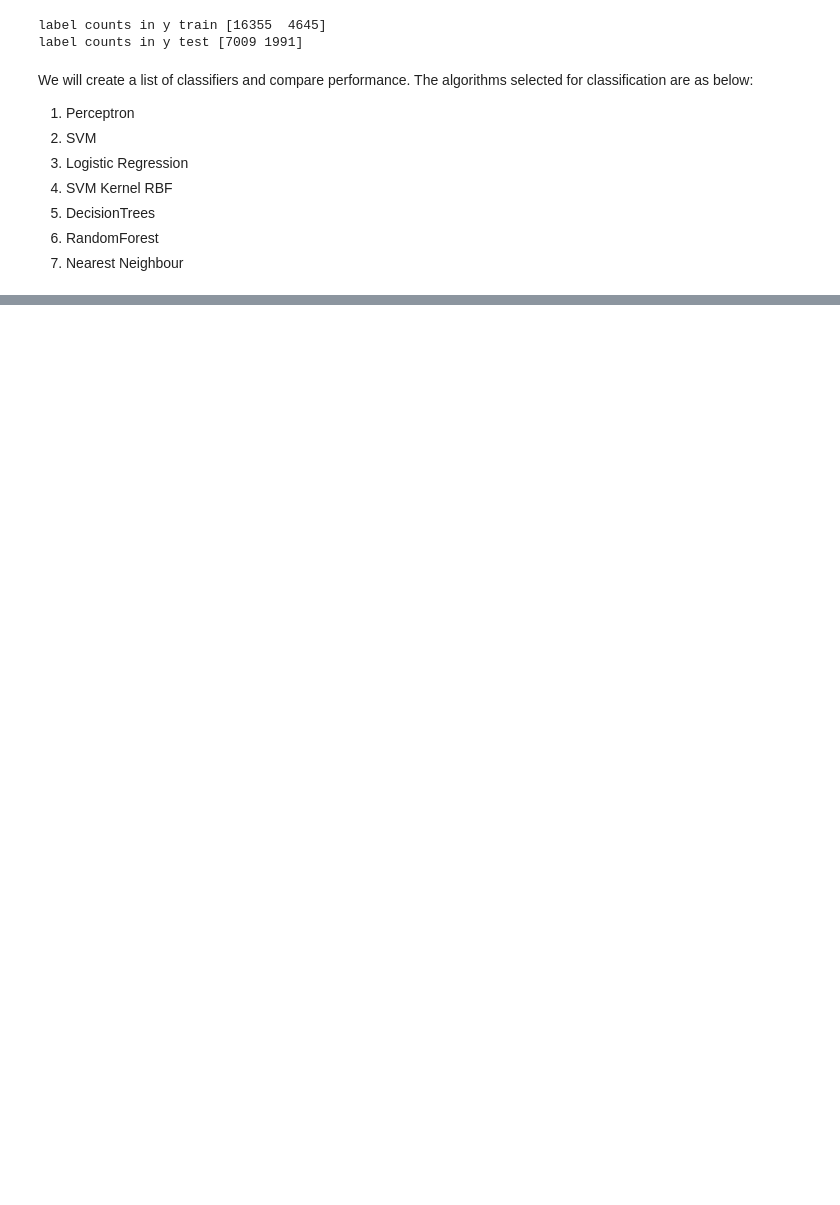
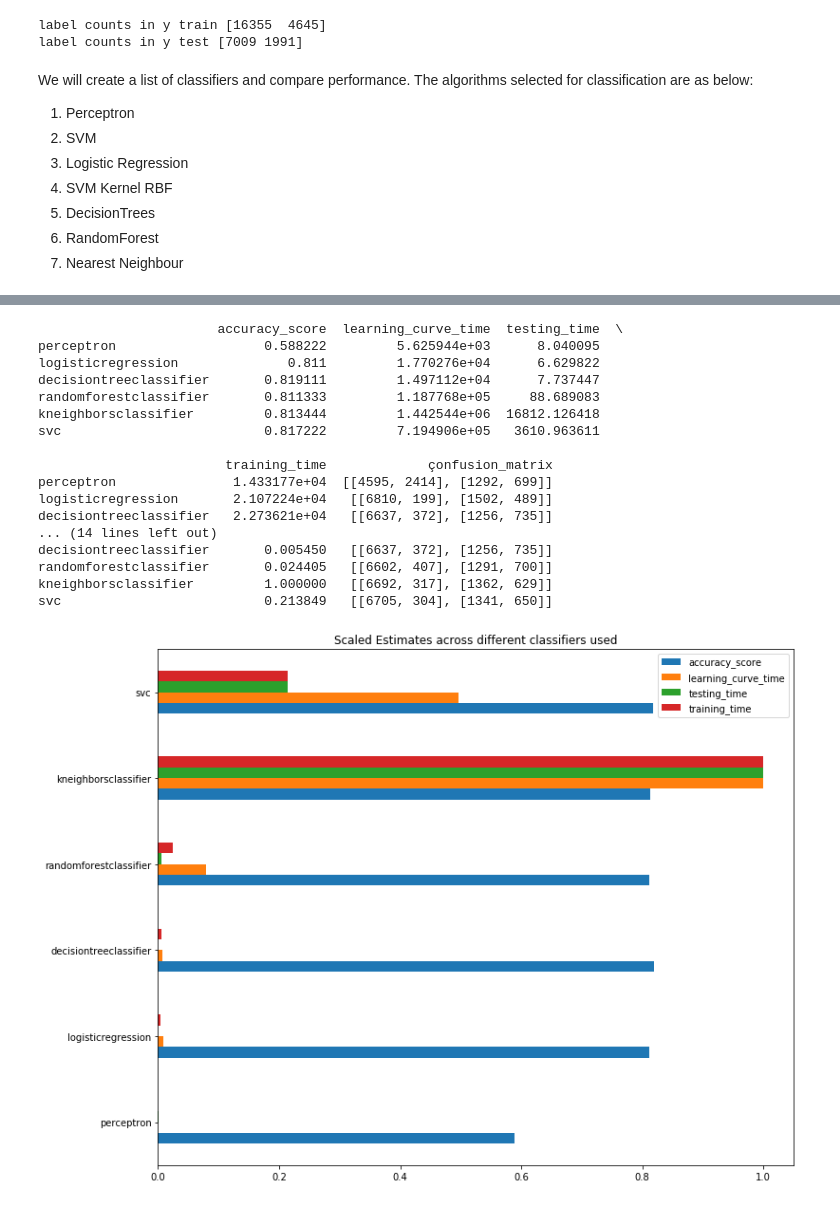
Before and after one commit to in-tandem/real-world-use-cases, a Jupyter notebook: supervised/classification/uci-credit-default/uci_credit_default_data_set_analysis.ipynb, the cells around one changed output, grey strips where cells are left out. Drawn from its saved outputs; the diff is of its cells as text; code cells hidden in the pictures; blank space fills up the shorter version.

```diff
--- a/supervised/classification/uci-credit-default/uci_credit_default_data_set_analysis.ipynb
+++ b/supervised/classification/uci-credit-default/uci_credit_default_data_set_analysis.ipynb
@@ -227,0 +408,44 @@ avg / total       0.80      0.81      0.77      9000
+# %%
+
+
+model_estimates = panda.DataFrame(model_metrics).transpose()
+# %%
+
+## convert model_metrics into panda data frame
+## print out model confusion matrix
+## print out across model estimations and accuracy score bar chart
+
+
+model_estimates['learning_curve_time'] = model_estimates['learning_curve_time'].astype('float64')
+model_estimates['testing_time'] = model_estimates['testing_time'].astype('float64')
+model_estimates['training_time'] = model_estimates['training_time'].astype('float64')
+print(model_estimates)
+# print(model_estimates['testing_time'],model_estimates['testing_time'].max(), model_estimates['testing_time'].min())
+#scaling time parameters between 0 and 1
+model_estimates['learning_curve_time'] = (model_estimates['learning_curve_time']- model_estimates['learning_curve_time'].min())/(model_estimates['learning_curve_time'].max()- model_estimates['learning_curve_time'].min())
+model_estimates['testing_time'] = (model_estimates['testing_time']- model_estimates['testing_time'].min())/(model_estimates['testing_time'].max()- model_estimates['testing_time'].min())
+model_estimates['training_time'] = (model_estimates['training_time']- model_estimates['training_time'].min())/(model_estimates['training_time'].max()- model_estimates['training_time'].min())
+
+print(model_estimates)
+model_estimates.plot(kind='barh',figsize=(12, 10))
+plot.title("Scaled Estimates across different classifiers used")
+plot.show()
+# %% [output]
+                       accuracy_score  learning_curve_time  testing_time  \
+perceptron                   0.588222         5.625944e+03      8.040095
+logisticregression              0.811         1.770276e+04      6.629822
+decisiontreeclassifier       0.819111         1.497112e+04      7.737447
+randomforestclassifier       0.811333         1.187768e+05     88.689083
+kneighborsclassifier         0.813444         1.442544e+06  16812.126418
+svc                          0.817222         7.194906e+05   3610.963611
+
+                        training_time             çonfusion_matrix
+perceptron               1.433177e+04  [[4595, 2414], [1292, 699]]
+logisticregression       2.107224e+04   [[6810, 199], [1502, 489]]
+decisiontreeclassifier   2.273621e+04   [[6637, 372], [1256, 735]]
+... (14 lines left out)
+decisiontreeclassifier       0.005450   [[6637, 372], [1256, 735]]
+randomforestclassifier       0.024405   [[6602, 407], [1291, 700]]
+kneighborsclassifier         1.000000   [[6692, 317], [1362, 629]]
+svc                          0.213849   [[6705, 304], [1341, 650]]
+[figure, added]
```
Also changed, not shown: parts of 10 cells of this notebook.
